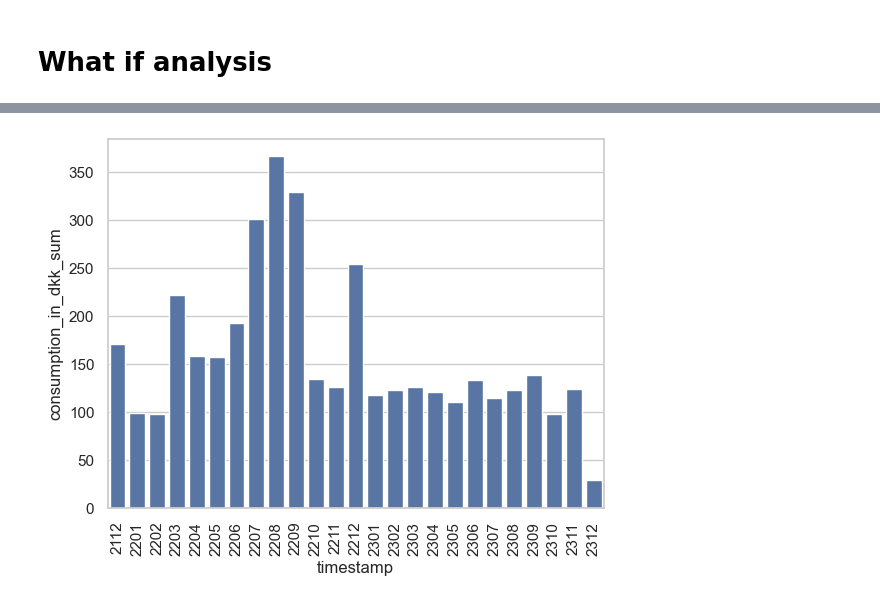
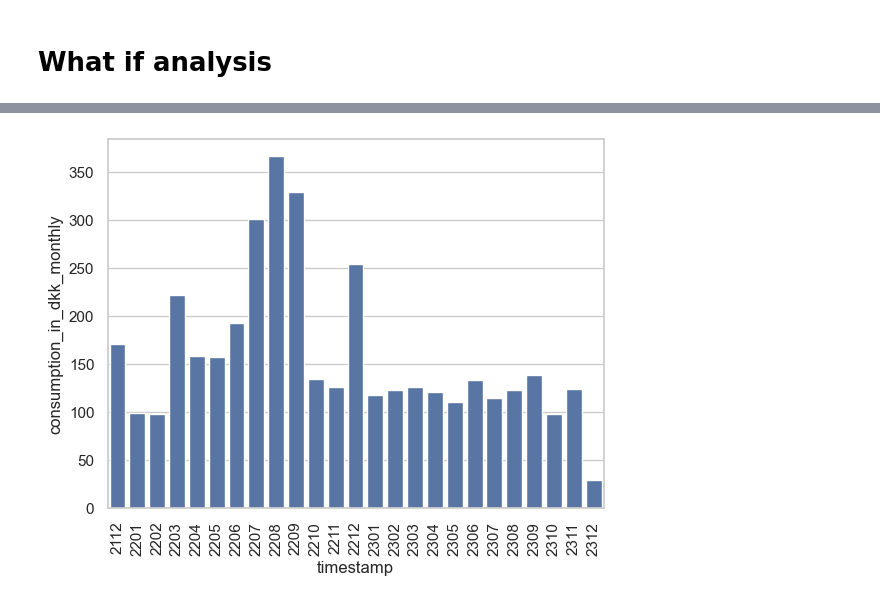
Before and after one commit to wizDs/predictive-modeling, a Jupyter notebook: notebooks/analysis.ipynb, the cells around one changed output, grey strips where cells are left out. Cells and saved outputs as stored; diff of their text form; code cells hidden in the pictures.

```diff
--- a/notebooks/analysis.ipynb
+++ b/notebooks/analysis.ipynb
@@ -23,8 +28,8 @@ prices: Sequence[Elspotprices] = client.get(
 
 prices_df: pl.DataFrame = (
     pl.DataFrame(prices)
-    .group_by(pl.col("HourUTC").dt.truncate("1h"), maintain_order=True)
-    .agg(pl.col("SpotPriceDKK").mean().alias("SpotPriceDKK"))
-    .with_columns(price_kwh_in_dkk=pl.col("SpotPriceDKK") / 1000 + _SPOT_FEE_DKK)
+    .group_by(pl.col(Column.UTC_TIME).dt.truncate("1h"), maintain_order=True)
+    .agg(pl.col(Column.SPOT_PRICE).mean().alias(Column.SPOT_PRICE))
+    .with_columns(price_kwh_in_dkk=pl.col(Column.SPOT_PRICE) / 1000 + _SPOT_FEE_DKK)
 )
 # %%
@@ -342,16 +232,16 @@ shape: (17_664, 12)
 # %%
-sns.set_theme(style="whitegrid")
 df = (
     what_if_df
-    .group_by(pl.col("timestamp").dt.truncate("1mo"), maintain_order=True)
-    .agg(pl.col("consumption_in_dkk").sum().alias("consumption_in_dkk_sum"))
+    .group_by(pl.col(Column.TIMESTAMP).dt.truncate("1mo"), maintain_order=True)
+    .agg(pl.col(Column.HOURLY_TOTAL_COST).sum().alias(Column.MONTHLY_TOTAL_COST))
+    .filter(pl.col(Column.MONTHLY_TOTAL_COST) > 0)
 )
-sns.barplot(data=df, x="timestamp", y="consumption_in_dkk_sum")
+sns.barplot(data=df, x=Column.TIMESTAMP, y=Column.MONTHLY_TOTAL_COST)
 plt.xticks(
     ticks=range(len(df)),
-    labels=df["timestamp"].dt.strftime("%y%m").cast(pl.Int64()).to_list(),
+    labels=df[Column.TIMESTAMP].dt.strftime("%y%m").cast(pl.Int64()).to_list(),
     rotation=90,
     ha='center'
 );  # 45 degrees, aligned right
 # %% [output]
-[figure, old version]
+[figure, new version]
```
Also changed, not shown: parts of 19 cells of this notebook, 1 other file.
